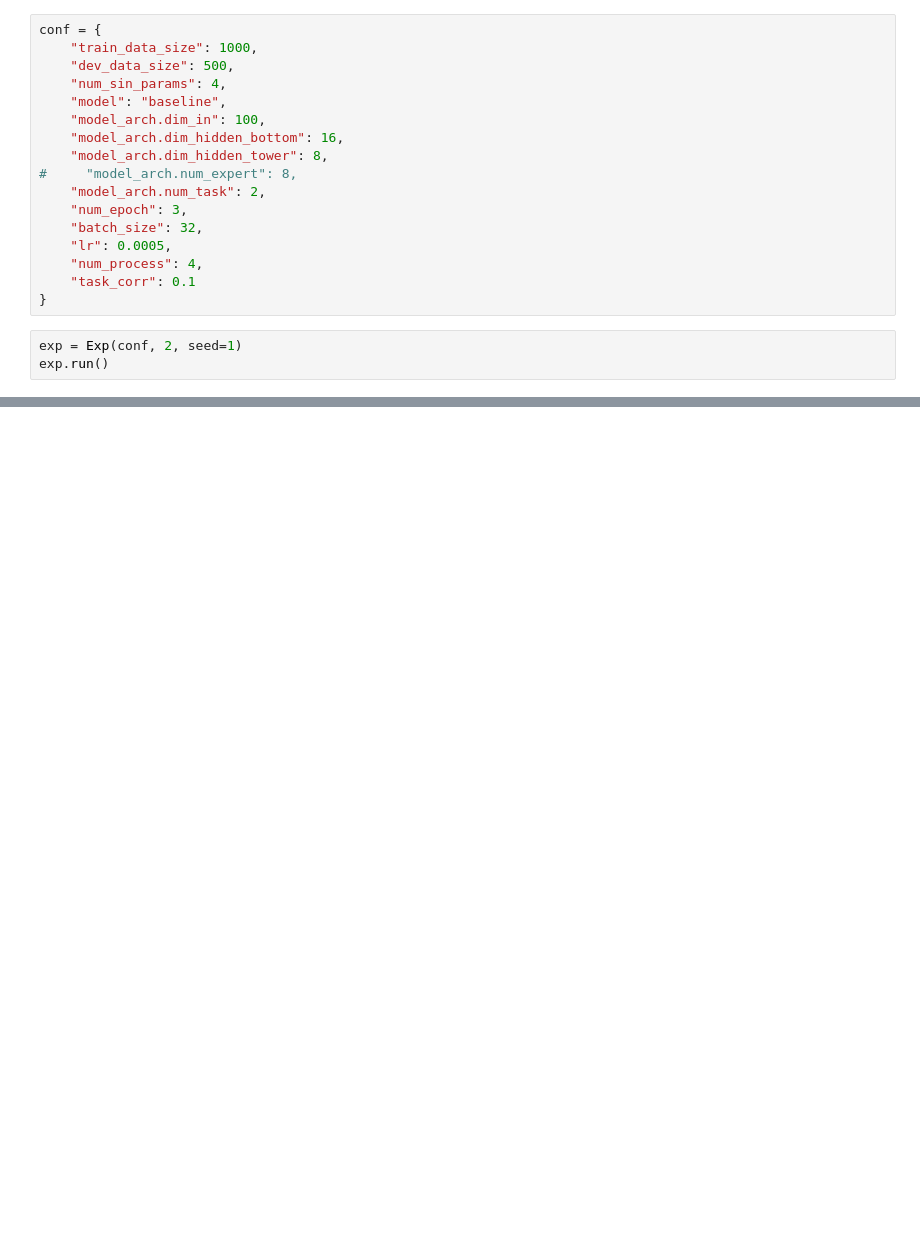
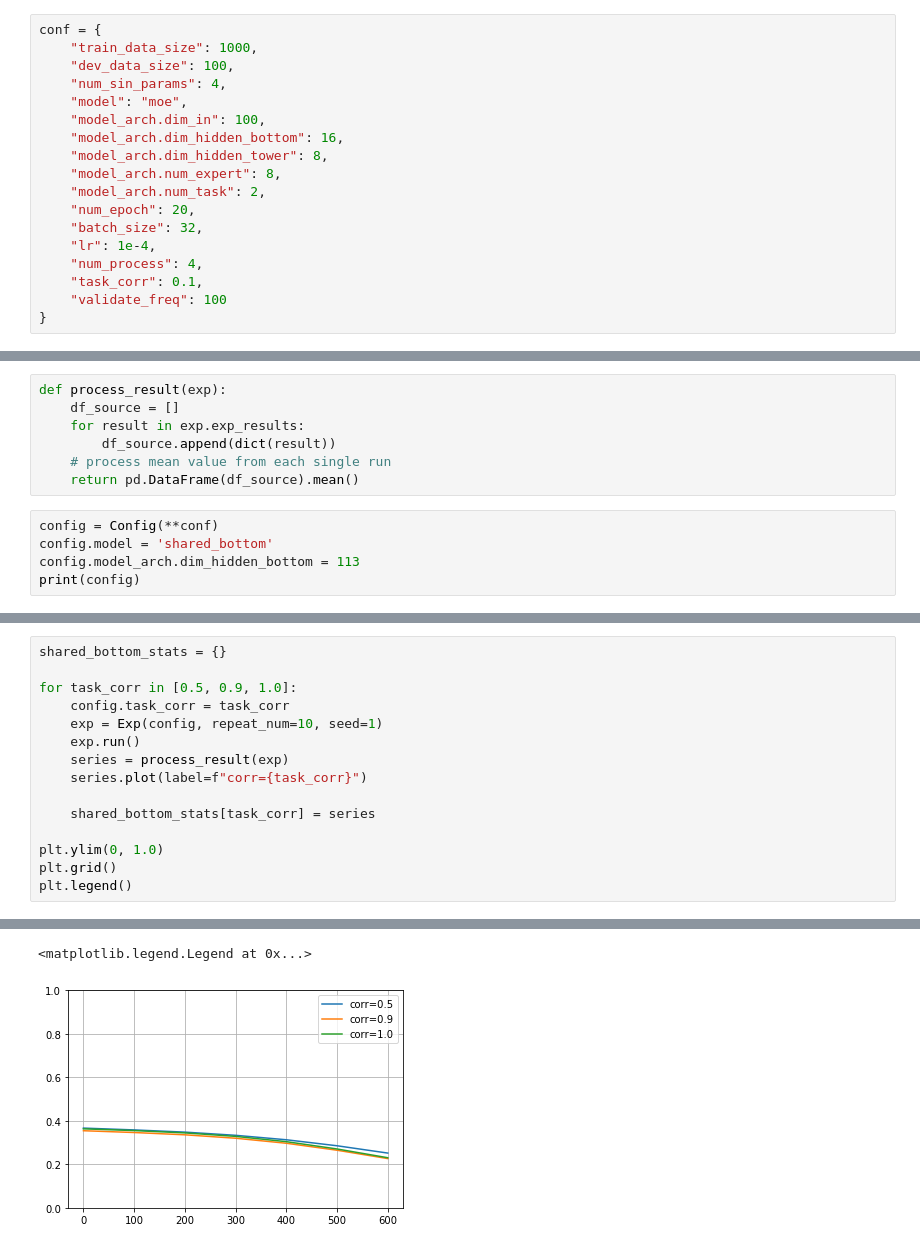
Before and after one commit to jz95/ml-paper-lab, a Jupyter notebook: notebooks/mmoe.ipynb, the cells around one changed output, grey strips where cells are left out. Drawn from its saved outputs; the diff is of its cells as text; blank space fills up the shorter version.

```diff
--- a/notebooks/mmoe.ipynb
+++ b/notebooks/mmoe.ipynb
@@ -6,20 +8,18 @@ os.environ['KMP_DUPLICATE_LIB_OK'] = 'True'
 # %%
 conf = {
     "train_data_size": 1000,
-    "dev_data_size": 500,
+    "dev_data_size": 100,
     "num_sin_params": 4,
-    "model": "baseline",
+    "model": "moe",
     "model_arch.dim_in": 100,
     "model_arch.dim_hidden_bottom": 16,
     "model_arch.dim_hidden_tower": 8,
-#     "model_arch.num_expert": 8,
+    "model_arch.num_expert": 8,
     "model_arch.num_task": 2,
-    "num_epoch": 3,
+    "num_epoch": 20,
     "batch_size": 32,
-    "lr": 0.0005,
+    "lr": 1e-4,
     "num_process": 4,
-    "task_corr": 0.1
+    "task_corr": 0.1,
+    "validate_freq": 100
 }
-# %%
-exp = Exp(conf, 2, seed=1)
-exp.run()
@@ -63,0 +28,12 @@ omoe_corr_0_5 = exp_mp(model, task_corr=0.5, N=5)
+# %%
+def process_result(exp):
+    df_source = []
+    for result in exp.exp_results:
+        df_source.append(dict(result))
+    # process mean value from each single run
+    return pd.DataFrame(df_source).mean()
+# %%
+config = Config(**conf)
+config.model = 'shared_bottom'
+config.model_arch.dim_hidden_bottom = 113
+print(config)
@@ -63,0 +42,16 @@ omoe_corr_0_5 = exp_mp(model, task_corr=0.5, N=5)
+# %%
+shared_bottom_stats = {}
+
+for task_corr in [0.5, 0.9, 1.0]:
+    config.task_corr = task_corr
+    exp = Exp(config, repeat_num=10, seed=1)
+    exp.run()
+    series = process_result(exp)
+    series.plot(label=f"corr={task_corr}")
+
+    shared_bottom_stats[task_corr] = series
+
+plt.ylim(0, 1.0)
+plt.grid()
+plt.legend()
+# %% [output]
@@ -63,0 +61,2 @@ omoe_corr_0_5 = exp_mp(model, task_corr=0.5, N=5)
+<matplotlib.legend.Legend at 0x...>
+[figure, added]
```
Also changed, not shown: parts of 18 cells of this notebook, 10 other files.
